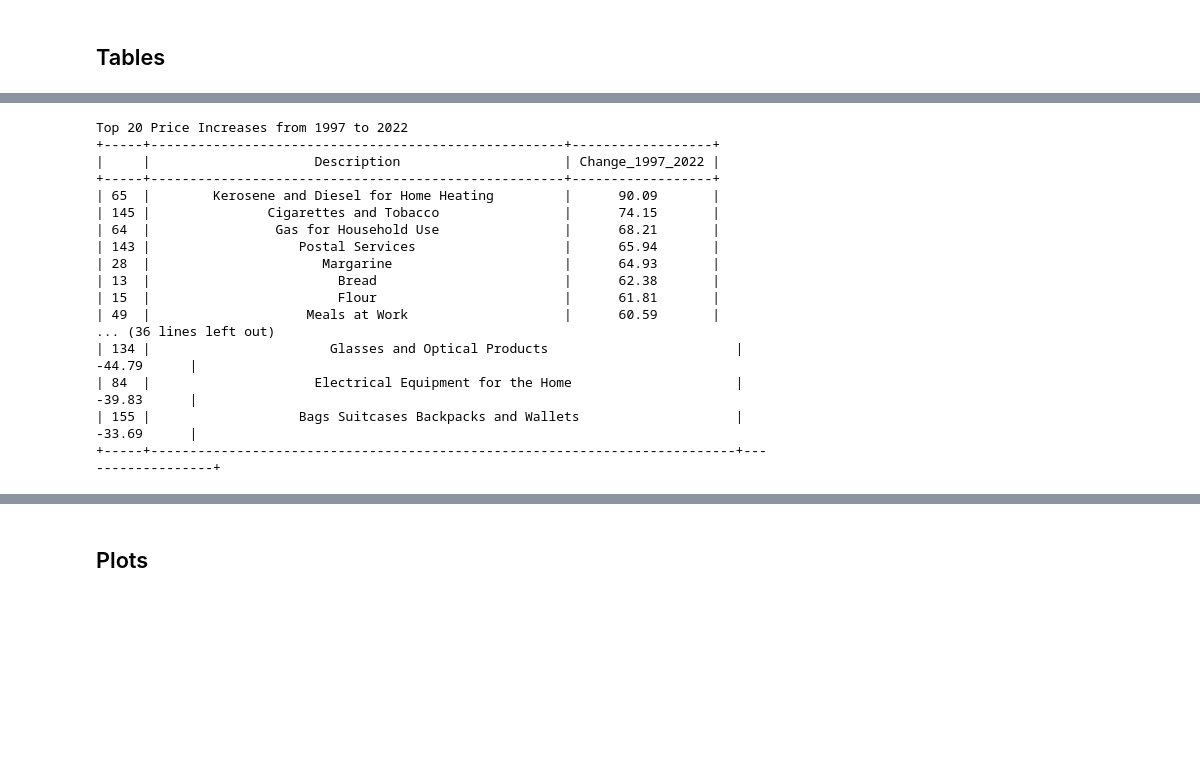
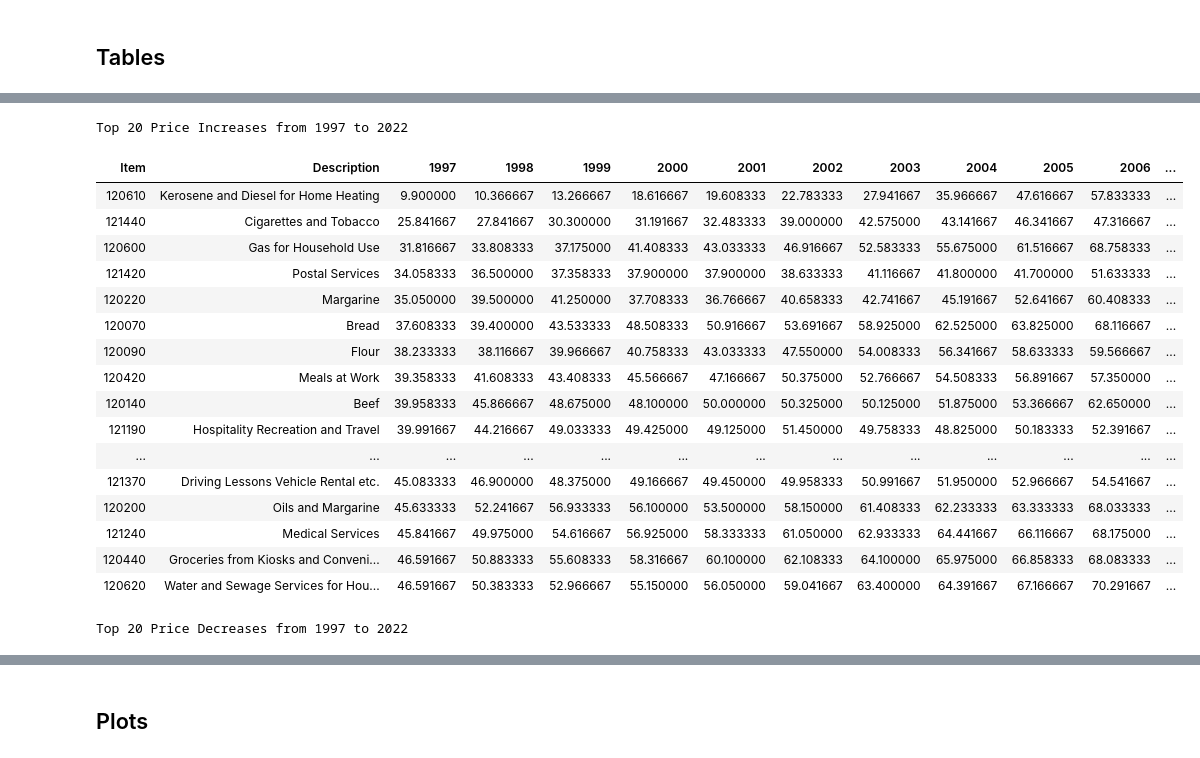
Before and after one commit to roykisluk/Inflation-Heterogeneity, a Jupyter notebook: CPI_top_changes.ipynb, the cells around one changed output, grey strips where cells are left out. Saved outputs shown, nothing was run; the diff lists cells and outputs as text; code cells hidden in the pictures; blank space fills up the shorter version.

Commit message:
Remove obsolete PDF outputs and add HTML export commands to Jupyter notebooks

```diff
--- a/CPI_top_changes.ipynb
+++ b/CPI_top_changes.ipynb
@@ -102,28 +102,28 @@ Average Price Index for Each Year from 1997 to 2022
 # %%
 # Display the top N increases and decreases as tables
 top_increases[f'Change_{start_year}_{end_year}'] = top_increases[f'Change_{start_year}_{end_year}'].round(2)
 top_decreases[f'Change_{start_year}_{end_year}'] = top_decreases[f'Change_{start_year}_{end_year}'].round(2)
 print(f'Top {top_n} Price Increases from {start_year} to {end_year}')
-print(tabulate(top_increases[['Description', f'Change_{start_year}_{end_year}']], headers='keys', tablefmt='pretty'))
-print('\n')
+display(HTML(top_increases.to_html(index=False)))
 print(f'Top {top_n} Price Decreases from {start_year} to {end_year}')
-print(tabulate(top_decreases[['Description', f'Change_{start_year}_{end_year}']], headers='keys', tablefmt='pretty'))
-print('\n')
+display(HTML(top_decreases.to_html(index=False)))
 # %% [output]
 Top 20 Price Increases from 1997 to 2022
-+-----+-----------------------------------------------------+------------------+
-|     |                     Description                     | Change_1997_2022 |
-+-----+-----------------------------------------------------+------------------+
-| 65  |        Kerosene and Diesel for Home Heating         |      90.09       |
-| 145 |               Cigarettes and Tobacco                |      74.15       |
-| 64  |                Gas for Household Use                |      68.21       |
-| 143 |                   Postal Services                   |      65.94       |
-| 28  |                      Margarine                      |      64.93       |
-| 13  |                        Bread                        |      62.38       |
-| 15  |                        Flour                        |      61.81       |
-| 49  |                    Meals at Work                    |      60.59       |
-... (36 lines left out)
-| 134 |                       Glasses and Optical Products                        |      -44.79      |
-| 84  |                     Electrical Equipment for the Home                     |      -39.83      |
-| 155 |                   Bags Suitcases Backpacks and Wallets                    |      -33.69      |
-+-----+---------------------------------------------------------------------------+------------------+
+| Item | Description | 1997 | 1998 | 1999 | 2000 | 2001 | 2002 | 2003 | 2004 | 2005 | 2006 | ... |
+| 120610 | Kerosene and Diesel for Home Heating | 9.900000 | 10.366667 | 13.266667 | 18.616667 | 19.608333 | 22.783333 | 27.941667 | 35.966667 | 47.616667 | 57.833333 | ... |
+| 121440 | Cigarettes and Tobacco | 25.841667 | 27.841667 | 30.300000 | 31.191667 | 32.483333 | 39.000000 | 42.575000 | 43.141667 | 46.341667 | 47.316667 | ... |
+| 120600 | Gas for Household Use | 31.816667 | 33.808333 | 37.175000 | 41.408333 | 43.033333 | 46.916667 | 52.583333 | 55.675000 | 61.516667 | 68.758333 | ... |
+| 121420 | Postal Services | 34.058333 | 36.500000 | 37.358333 | 37.900000 | 37.900000 | 38.633333 | 41.116667 | 41.800000 | 41.700000 | 51.633333 | ... |
+| 120220 | Margarine | 35.050000 | 39.500000 | 41.250000 | 37.708333 | 36.766667 | 40.658333 | 42.741667 | 45.191667 | 52.641667 | 60.408333 | ... |
+| 120070 | Bread | 37.608333 | 39.400000 | 43.533333 | 48.508333 | 50.916667 | 53.691667 | 58.925000 | 62.525000 | 63.825000 | 68.116667 | ... |
+| 120090 | Flour | 38.233333 | 38.116667 | 39.966667 | 40.758333 | 43.033333 | 47.550000 | 54.008333 | 56.341667 | 58.633333 | 59.566667 | ... |
+| 120420 | Meals at Work | 39.358333 | 41.608333 | 43.408333 | 45.566667 | 47.166667 | 50.375000 | 52.766667 | 54.508333 | 56.891667 | 57.350000 | ... |
+| 120140 | Beef | 39.958333 | 45.866667 | 48.675000 | 48.100000 | 50.000000 | 50.325000 | 50.125000 | 51.875000 | 53.366667 | 62.650000 | ... |
+| 121190 | Hospitality Recreation and Travel | 39.991667 | 44.216667 | 49.033333 | 49.425000 | 49.125000 | 51.450000 | 49.758333 | 48.825000 | 50.183333 | 52.391667 | ... |
+| ... | ... | ... | ... | ... | ... | ... | ... | ... | ... | ... | ... | ... |
+| 121370 | Driving Lessons Vehicle Rental etc. | 45.083333 | 46.900000 | 48.375000 | 49.166667 | 49.450000 | 49.958333 | 50.991667 | 51.950000 | 52.966667 | 54.541667 | ... |
+| 120200 | Oils and Margarine | 45.633333 | 52.241667 | 56.933333 | 56.100000 | 53.500000 | 58.150000 | 61.408333 | 62.233333 | 63.333333 | 68.033333 | ... |
+| 121240 | Medical Services | 45.841667 | 49.975000 | 54.616667 | 56.925000 | 58.333333 | 61.050000 | 62.933333 | 64.441667 | 66.116667 | 68.175000 | ... |
+| 120440 | Groceries from Kiosks and Conveni... | 46.591667 | 50.883333 | 55.608333 | 58.316667 | 60.100000 | 62.108333 | 64.100000 | 65.975000 | 66.858333 | 68.083333 | ... |
+| 120620 | Water and Sewage Services for Hou... | 46.591667 | 50.383333 | 52.966667 | 55.150000 | 56.050000 | 59.041667 | 63.400000 | 64.391667 | 67.166667 | 70.291667 | ... |
+Top 20 Price Decreases from 1997 to 2022
```
Also changed, not shown: parts of 4 cells of this notebook, 14 other files.
